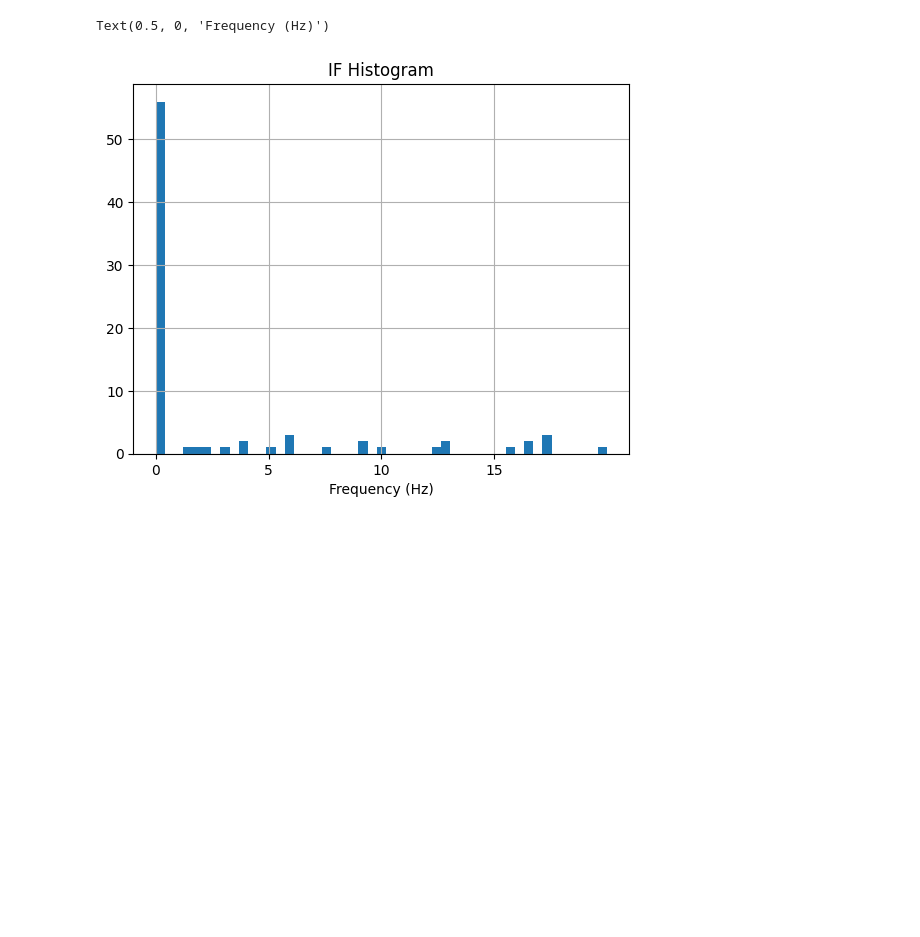
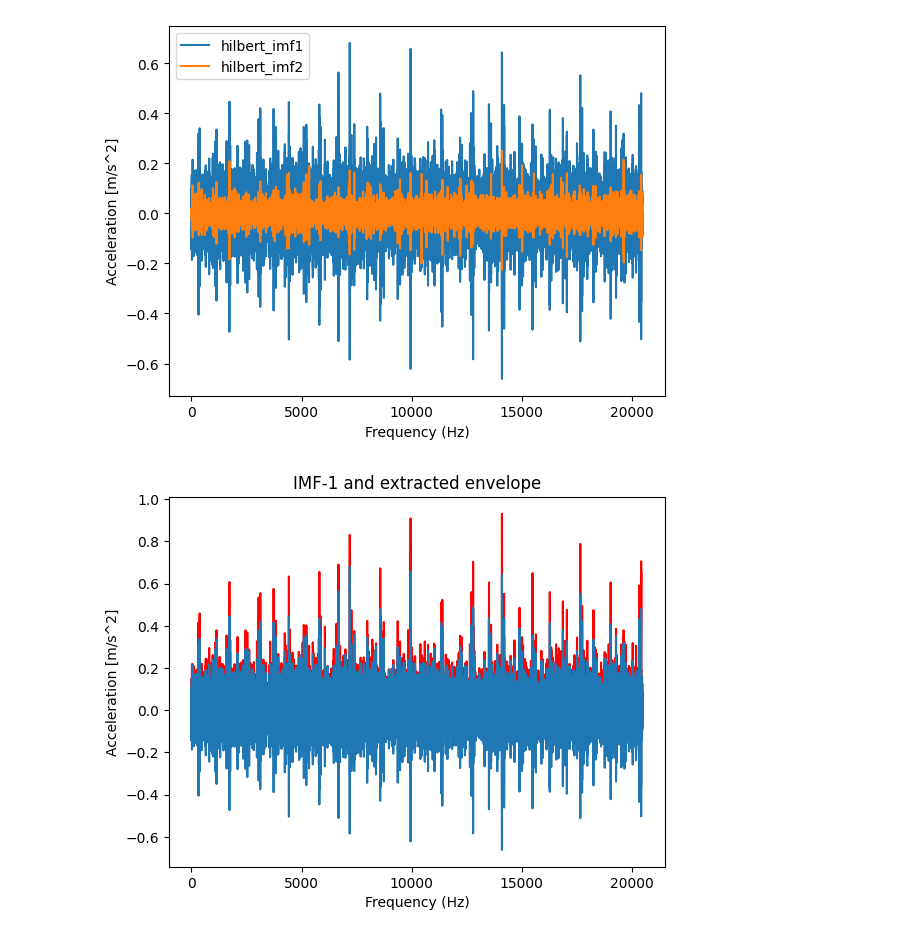
Before and after one commit to sjoerdgunneweg/RULPredictionOfBearings, a Jupyter notebook: HHTDemo.ipynb, the cells around one changed output. Drawn from its saved outputs; the diff is of its cells as text; code cells hidden in the pictures; blank space fills up the shorter version.

```diff
--- a/HHTDemo.ipynb
+++ b/HHTDemo.ipynb
@@ -28,16 +27,33 @@ emd.plotting.plot_imfs(imf[:, :])
-# %%
-# Each  file  consists  of  20,480  points  with  the  sampling rate set at 20  kHz
-sample_rate = 20000
-
-# Compute frequency statistics
-IP, IF, IA = emd.spectra.frequency_transform(imf, sample_rate, 'nht')
-
-# Plot a simple histogram using frequency bins from 0-20Hz
-plt.hist(IF[:, 4], np.linspace(0, 20))
-plt.grid(True)
-plt.title('IF Histogram')
-plt.xticks(np.arange(0, 20, 5))
-plt.xlabel('Frequency (Hz)')
-# %% [output]
-Text(0.5, 0, 'Frequency (Hz)')
-[figure, removed]
+# %%
+imf1 = imf[:, 0]
+imf2 = imf[:, 1]
+
+hilbert_imf1 = hilbert(imf1)
+hilbert_imf2 = hilbert(imf2)
+# %%
+plt.plot(hilbert_imf1, label="hilbert_imf1")
+plt.plot(hilbert_imf2, label="hilbert_imf2")
+plt.xlabel("Frequency (Hz)")
+plt.ylabel("Acceleration [m/s^2]")
+plt.legend()
+plt.show()
+
+envelope_imf1 = np.abs(hilbert_imf1) #envelope extraction
+envelope_imf2 = np.abs(hilbert_imf2)
+
+plt.plot(envelope_imf1,'r')
+plt.title("IMF-1 and extracted envelope")
+plt.plot(imf1)
+plt.xlabel("Frequency (Hz)")
+plt.ylabel("Acceleration [m/s^2]")
+plt.show()
+
+plt.plot(envelope_imf2,'r')
+plt.title("IMF-2 and extracted envelope")
+plt.plot(imf2)
+plt.xlabel("Frequency (Hz)")
+plt.ylabel("Acceleration [m/s^2]")
+plt.show()
+# %% [output]
+[figure, added]
+[figure, added]
```
Also changed, not shown: parts of 4 cells of this notebook, 1 other file.
